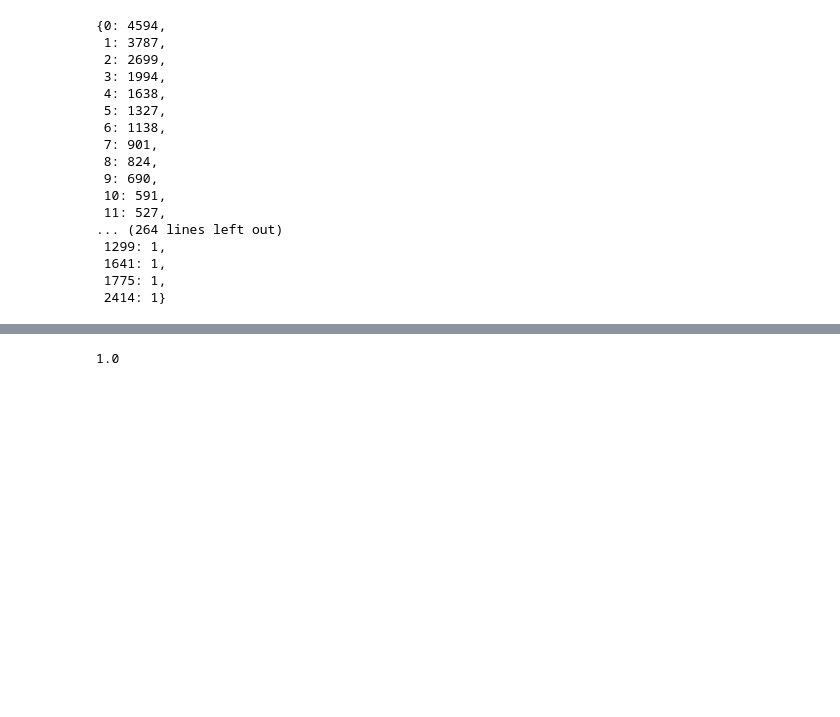
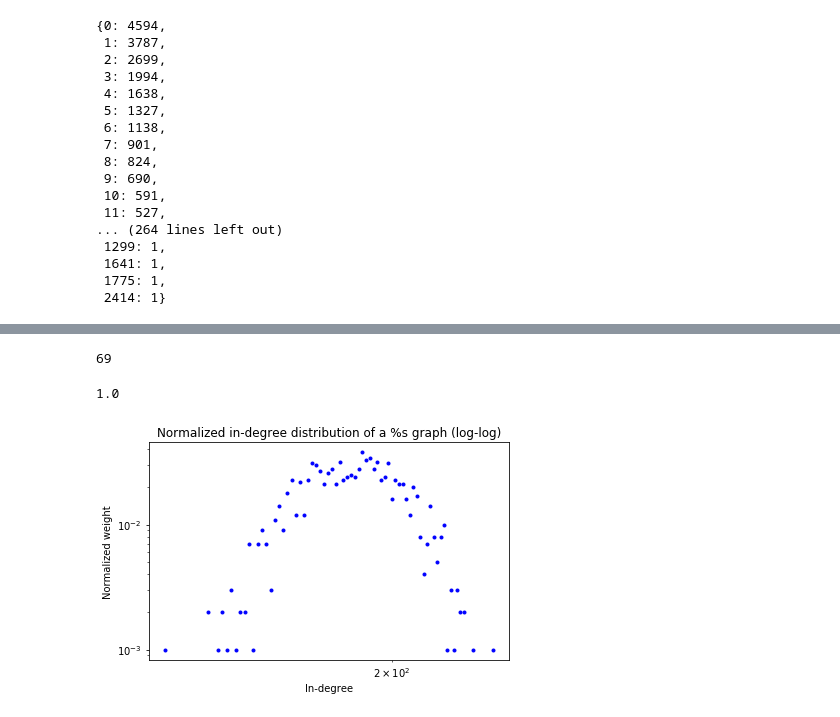
Before and after one commit to alexandrudaia/AlgoThingsAndHacking, a Jupyter notebook: Application 1/LoadGraph.ipynb, the cells around one changed output, grey strips where cells are left out. Cells and saved outputs as stored; diff of their text form; code cells hidden in the pictures; blank space fills up the shorter version.

```diff
--- a/Application 1/LoadGraph.ipynb
+++ b/Application 1/LoadGraph.ipynb
@@ -105,8 +162,32 @@ np.sum(list(distro.values()))
+# %%
+E=ER(1000,0.1)
+# %%
+distro=in_degree_distribution(E)
 # %%
-temp=list(distro.values())
+normAlizedDistro=list(distro.values())
+len(normAlizedDistro)
+# %% [output]
+69
 # %%
-temp=[elem/27770 for elem in temp]
+normAlizedDistro=[elem/1000 for elem in normAlizedDistro]
-# %%
-np.sum(temp)
-# %% [output]
-1.0
+# %%
+import numpy as np
+np.sum(normAlizedDistro)
+# %% [output]
+1.0
+# %%
+import warnings
+import  matplotlib
+%matplotlib inline
+warnings.filterwarnings('ignore')
+from  matplotlib import pyplot  as plt
+plt.plot((np.array(list(distro.keys()))),(np.array(normAlizedDistro)),
+         color="blue", linestyle='None', marker=".", markersize=6)
+plt.loglog()
+plt.title('Normalized in-degree distribution of a %s graph (log-log)')
+plt.xlabel('In-degree')
+plt.ylabel('Normalized weight')
+
+plt.tight_layout()
+# %% [output]
+[figure, added]
```
Also changed, not shown: parts of 31 cells of this notebook.
